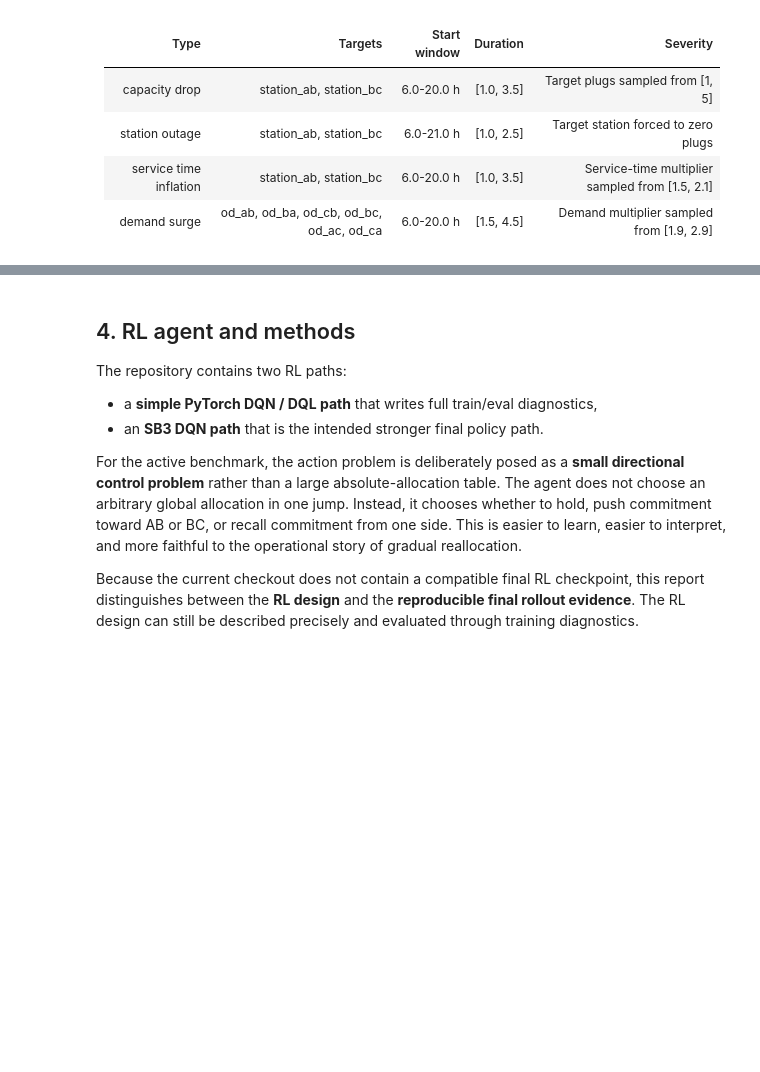
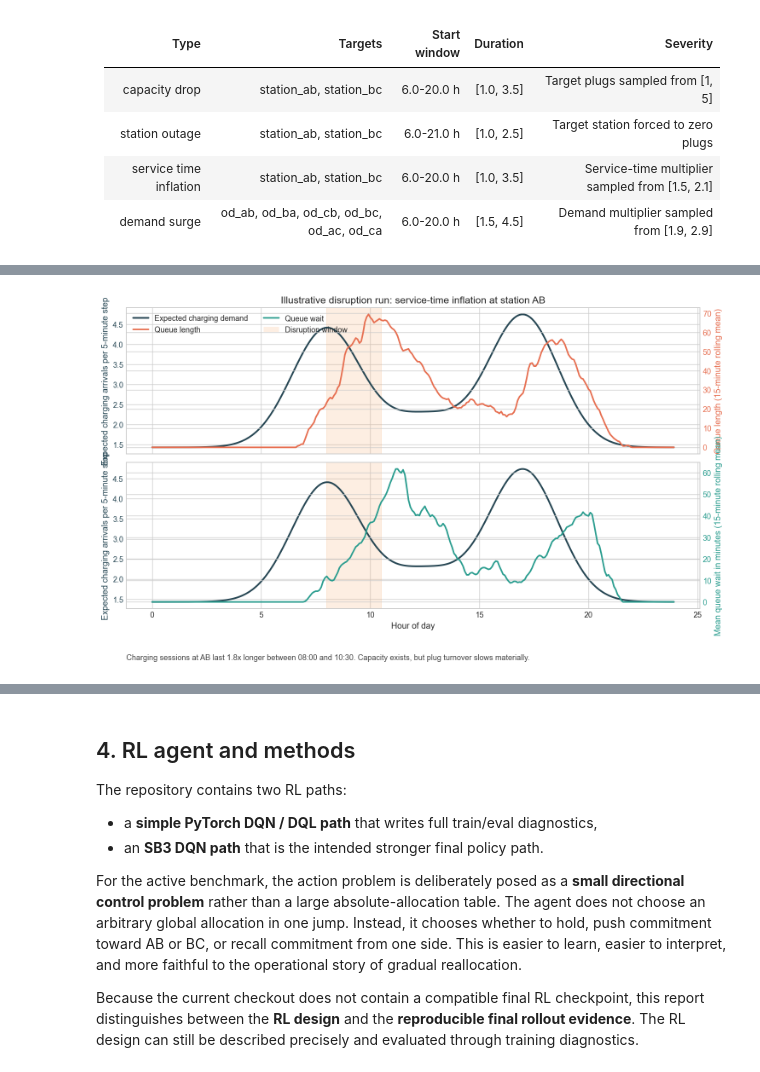
Before and after one commit to AugustHolmDTU/advanced-business-analytics, a Jupyter notebook: exam_submission/exam_storyline.ipynb, the cells around one changed output, grey strips where cells are left out. Cells and saved outputs as stored; diff of their text form; code cells hidden in the pictures; blank space fills up the shorter version.

```diff
--- a/exam_submission/exam_storyline.ipynb
+++ b/exam_submission/exam_storyline.ipynb
@@ -664,0 +784,10 @@ First, the simulator mixes deterministic structure and stochastic realization. T
+# %%
+fig, _ = plot_disruption_scenario(
+    disruption_case_runs['service_time_inflation'],
+    title='Illustrative disruption run: service-time inflation at station AB',
+    subtitle='Charging sessions at AB last 1.8x longer between 08:00 and 10:30. Capacity exists, but plug turnover slows materially.',
+    rolling_steps=3,
+)
+plt.show()
+# %% [output]
+[figure, added]
```
Also changed, not shown: parts of 16 cells of this notebook, 16 other files.
